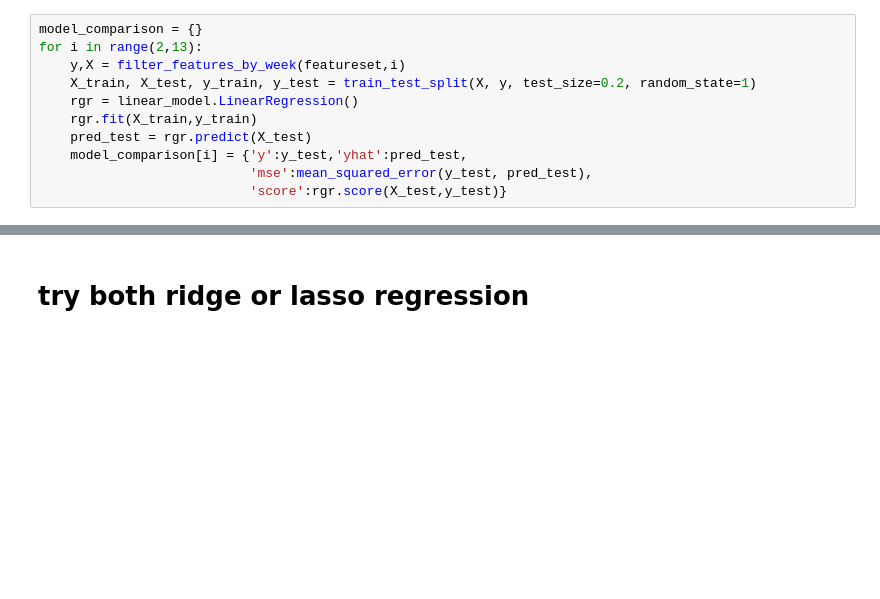
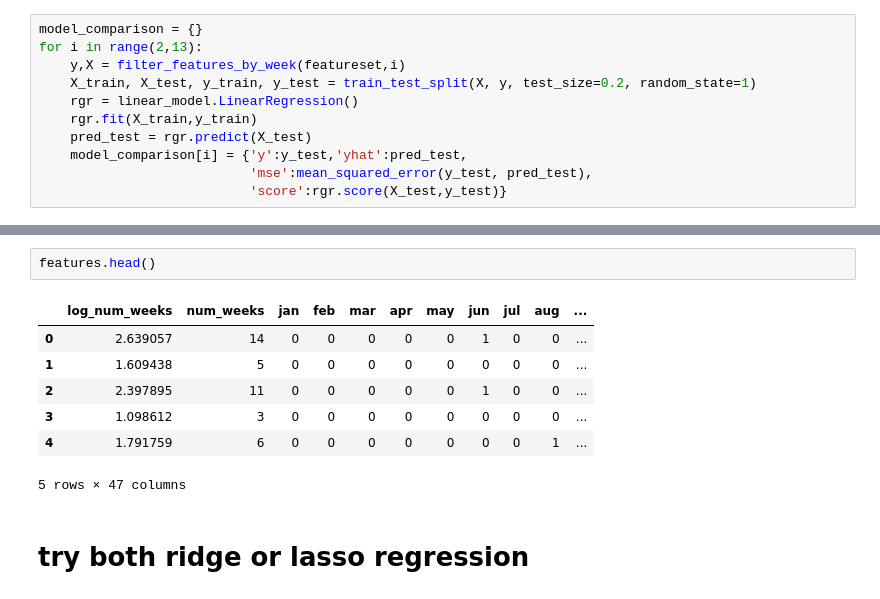
Before and after one commit to jstnstwrt/optimizing-box-office-regression, a Jupyter notebook: model_selection.ipynb, the cells around one changed output, grey strips where cells are left out. Saved outputs shown, nothing was run; the diff lists cells and outputs as text; blank space fills up the shorter version.

```diff
--- a/model_selection.ipynb
+++ b/model_selection.ipynb
@@ -144,3 +149,13 @@ pprint (model_comparison)
+# %%
+features.head()
+# %% [output]
+|  | log_num_weeks | num_weeks | jan | feb | mar | apr | may | jun | jul | aug | ... |
+| 0 | 2.639057 | 14 | 0 | 0 | 0 | 0 | 0 | 1 | 0 | 0 | ... |
+| 1 | 1.609438 | 5 | 0 | 0 | 0 | 0 | 0 | 0 | 0 | 0 | ... |
+| 2 | 2.397895 | 11 | 0 | 0 | 0 | 0 | 0 | 1 | 0 | 0 | ... |
+| 3 | 1.098612 | 3 | 0 | 0 | 0 | 0 | 0 | 0 | 0 | 0 | ... |
+| 4 | 1.791759 | 6 | 0 | 0 | 0 | 0 | 0 | 0 | 0 | 1 | ... |
+5 rows × 47 columns
 # %% [markdown]
 # try both ridge or lasso regression
 # %%
```
Also changed, not shown: parts of 5 cells of this notebook.
